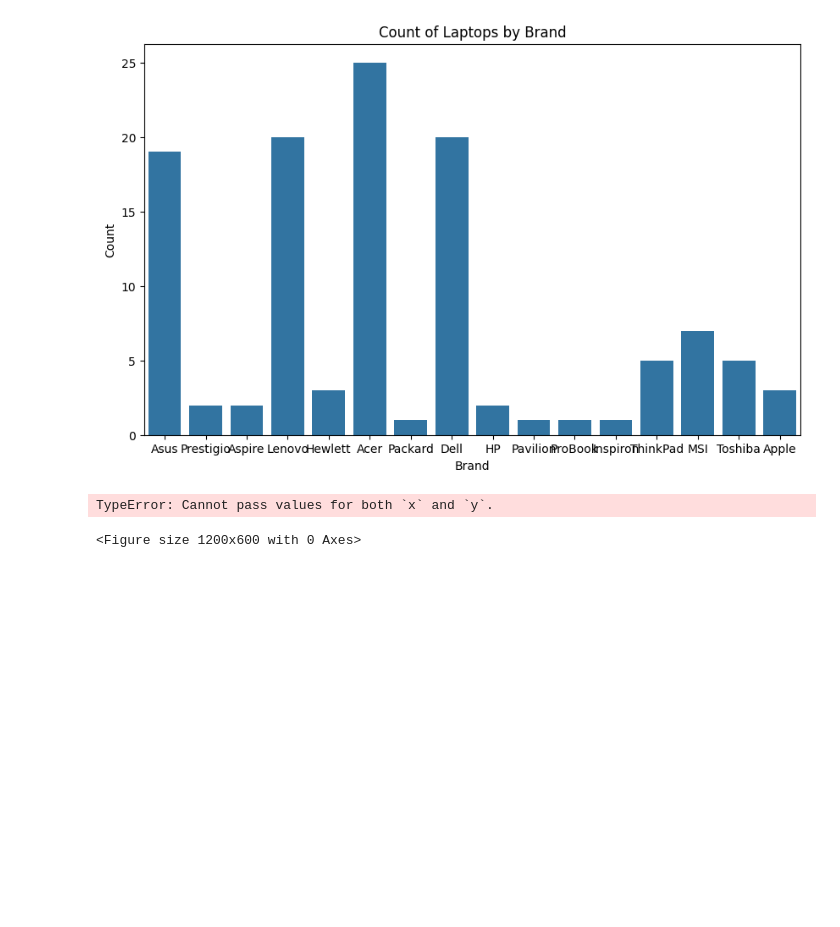
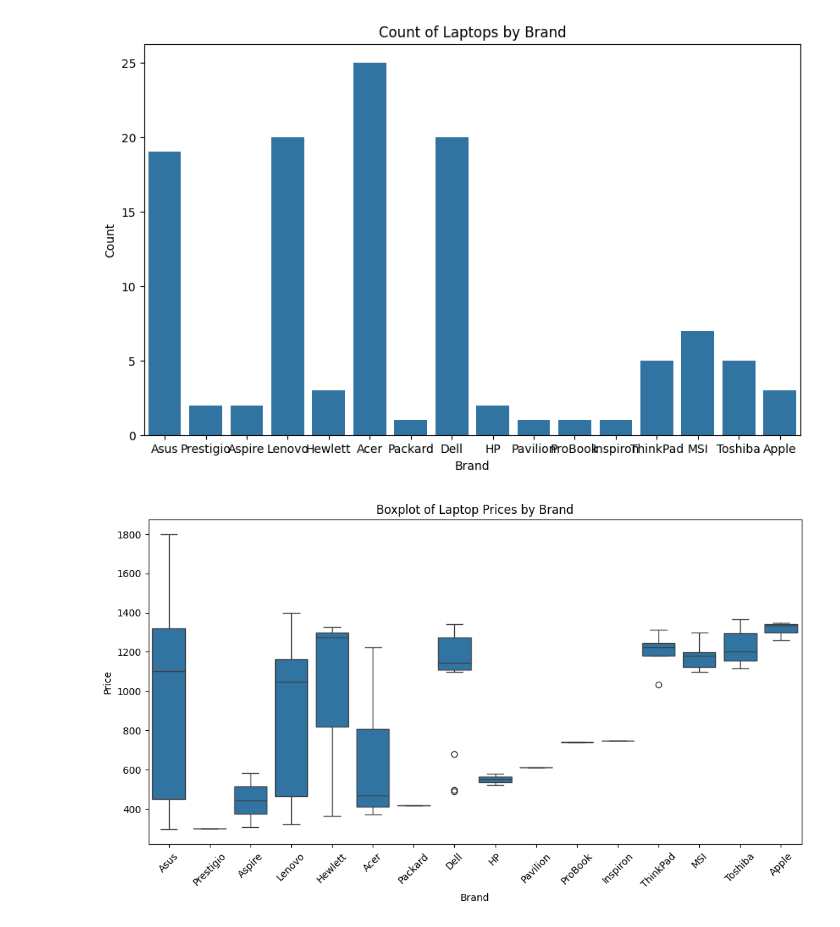
Before and after one commit to ShivendraSahu22/PROJECTS, a Jupyter notebook: MACHINE LEARNING/PROJECT ML/LAPTOP PRICE PREDICTION/laptop-p-p.ipynb, the cells around one changed output. Saved outputs shown, nothing was run; the diff lists cells and outputs as text; code cells hidden in the pictures; blank space fills up the shorter version.

```diff
--- a/MACHINE LEARNING/PROJECT ML/LAPTOP PRICE PREDICTION/laptop-p-p.ipynb
+++ b/MACHINE LEARNING/PROJECT ML/LAPTOP PRICE PREDICTION/laptop-p-p.ipynb
@@ -83,22 +88,15 @@ plt.ylabel("Count")
 Text(0, 0.5, 'Count')
 [figure]
 # %%
-plt.figure(figsize=(12, 6))
 plt.figure(figsize=(12, 6))
 sns.boxplot(x="Brand", y="Price", data=df)
 plt.title("Boxplot of Laptop Prices by Brand")
 plt.xlabel("Brand")
 plt.ylabel("Price")
 plt.xticks(rotation=45)
 plt.show()
-plt.title("Boxplot of Laptop Prices by Brand")
-plt.xlabel("Brand")
-plt.ylabel("Price")
-plt.xticks(rotation=45)
-plt.show()
 # %% [output]
-TypeError: Cannot pass values for both `x` and `y`.
-<Figure size 1200x600 with 0 Axes>
+[figure, added]
 # %%
 import warnings
 warnings.filterwarnings("ignore")
```
Also changed, not shown: parts of 15 cells of this notebook.
